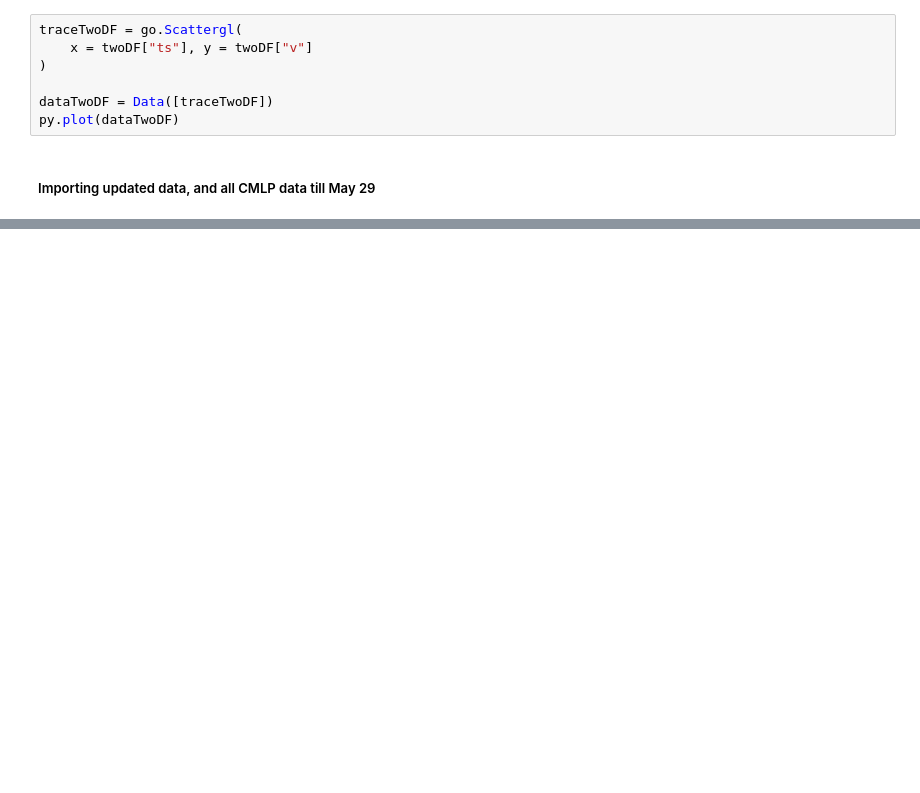
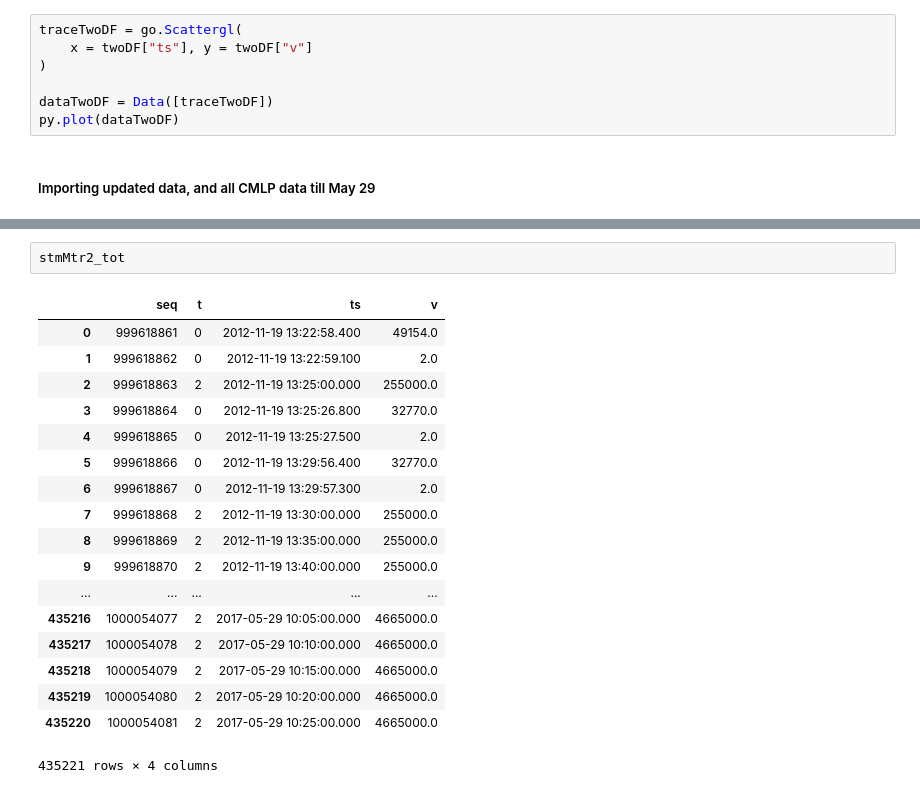
Before and after one commit to rshamsy/Summer-Research, a Jupyter notebook: dataExp.ipynb, the cells around one changed output, grey strips where cells are left out. Saved outputs shown, nothing was run; the diff lists cells and outputs as text; blank space fills up the shorter version.

```diff
--- a/dataExp.ipynb
+++ b/dataExp.ipynb
@@ -259,0 +169,21 @@ py.plot(dataTwoDF)
+# %%
+stmMtr2_tot
+# %% [output]
+|  | seq | t | ts | v |
+| 0 | 999618861 | 0 | 2012-11-19 13:22:58.400 | 49154.0 |
+| 1 | 999618862 | 0 | 2012-11-19 13:22:59.100 | 2.0 |
+| 2 | 999618863 | 2 | 2012-11-19 13:25:00.000 | 255000.0 |
+| 3 | 999618864 | 0 | 2012-11-19 13:25:26.800 | 32770.0 |
+| 4 | 999618865 | 0 | 2012-11-19 13:25:27.500 | 2.0 |
+| 5 | 999618866 | 0 | 2012-11-19 13:29:56.400 | 32770.0 |
+| 6 | 999618867 | 0 | 2012-11-19 13:29:57.300 | 2.0 |
+| 7 | 999618868 | 2 | 2012-11-19 13:30:00.000 | 255000.0 |
+| 8 | 999618869 | 2 | 2012-11-19 13:35:00.000 | 255000.0 |
+| 9 | 999618870 | 2 | 2012-11-19 13:40:00.000 | 255000.0 |
+| ... | ... | ... | ... | ... |
+| 435216 | 1000054077 | 2 | 2017-05-29 10:05:00.000 | 4665000.0 |
+| 435217 | 1000054078 | 2 | 2017-05-29 10:10:00.000 | 4665000.0 |
+| 435218 | 1000054079 | 2 | 2017-05-29 10:15:00.000 | 4665000.0 |
+| 435219 | 1000054080 | 2 | 2017-05-29 10:20:00.000 | 4665000.0 |
+| 435220 | 1000054081 | 2 | 2017-05-29 10:25:00.000 | 4665000.0 |
+435221 rows × 4 columns
```
Also changed, not shown: parts of 60 cells of this notebook.
